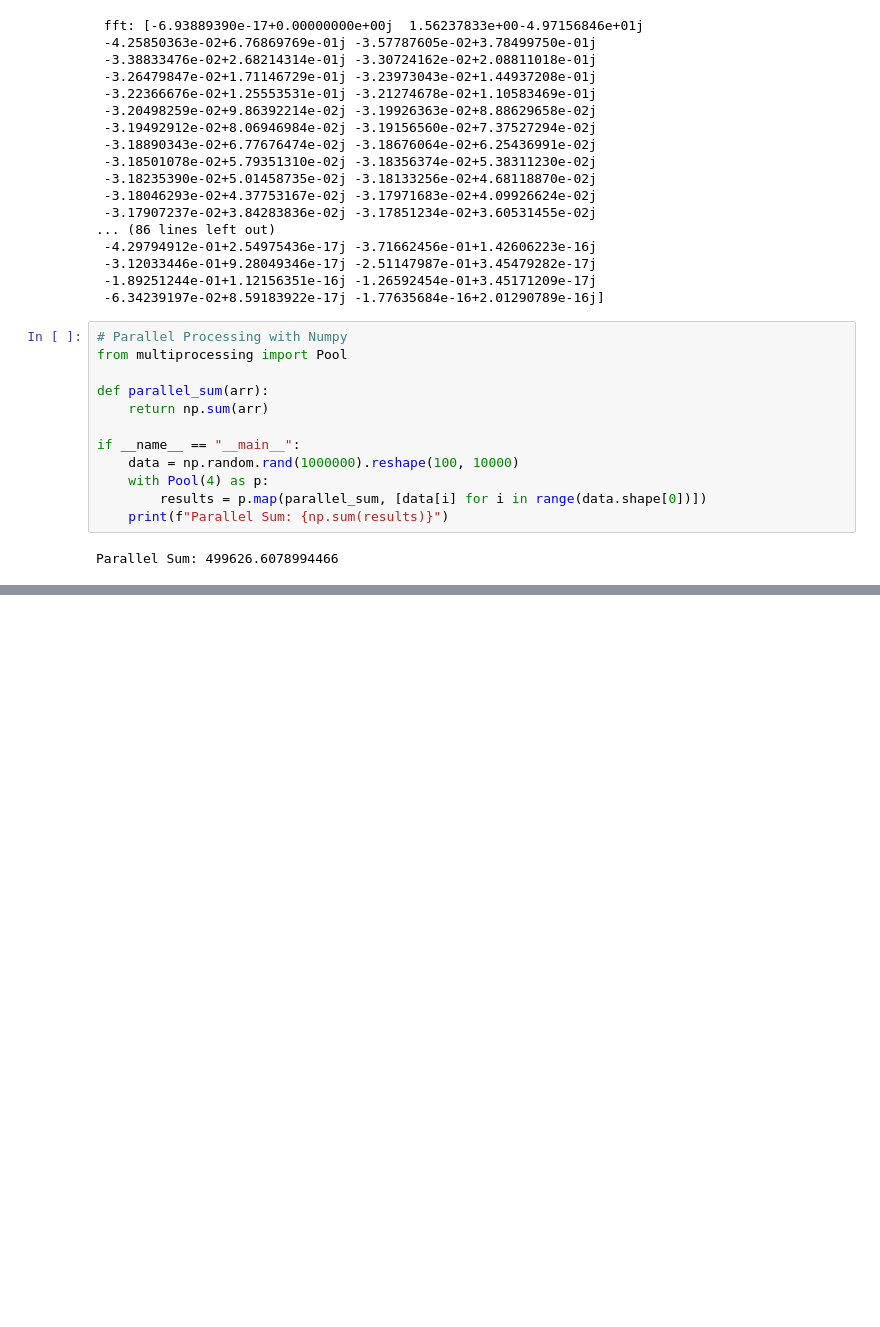
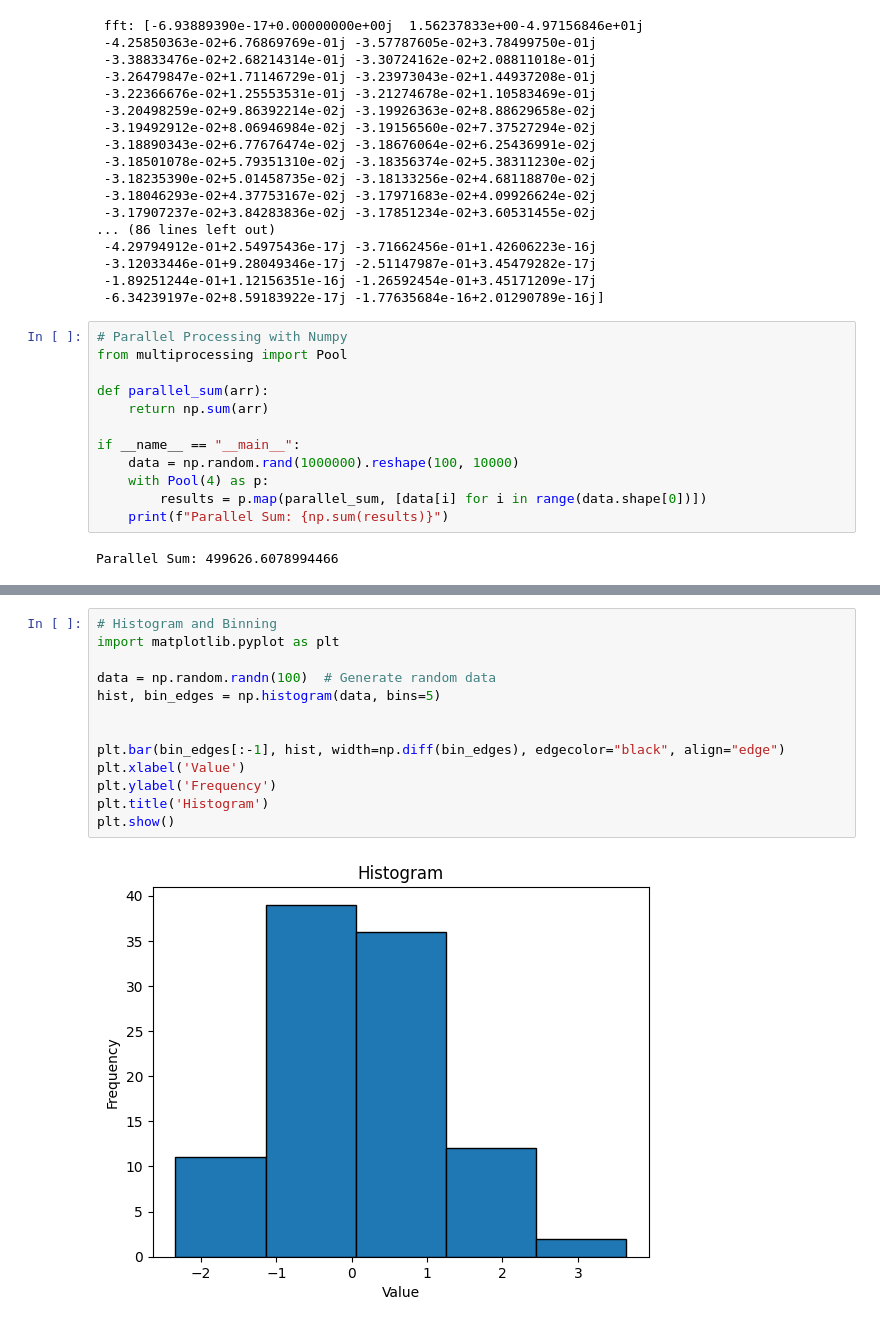
Before and after one commit to santoshtiwari41/Numpy-basic-to-advanced, a Jupyter notebook: Numpy.ipynb, the cells around one changed output, grey strips where cells are left out. Saved outputs shown, nothing was run; the diff lists cells and outputs as text; blank space fills up the shorter version.

```diff
--- a/Numpy.ipynb
+++ b/Numpy.ipynb
@@ -375,0 +447,15 @@ Parallel Sum: 499626.6078994466
+# %%
+# Histogram and Binning
+import matplotlib.pyplot as plt
+
+data = np.random.randn(100)  # Generate random data
+hist, bin_edges = np.histogram(data, bins=5)
+
+
+plt.bar(bin_edges[:-1], hist, width=np.diff(bin_edges), edgecolor="black", align="edge")
+plt.xlabel('Value')
+plt.ylabel('Frequency')
+plt.title('Histogram')
+plt.show()
+# %% [output]
+[figure, added]
```
Also changed, not shown: parts of 10 cells of this notebook.
